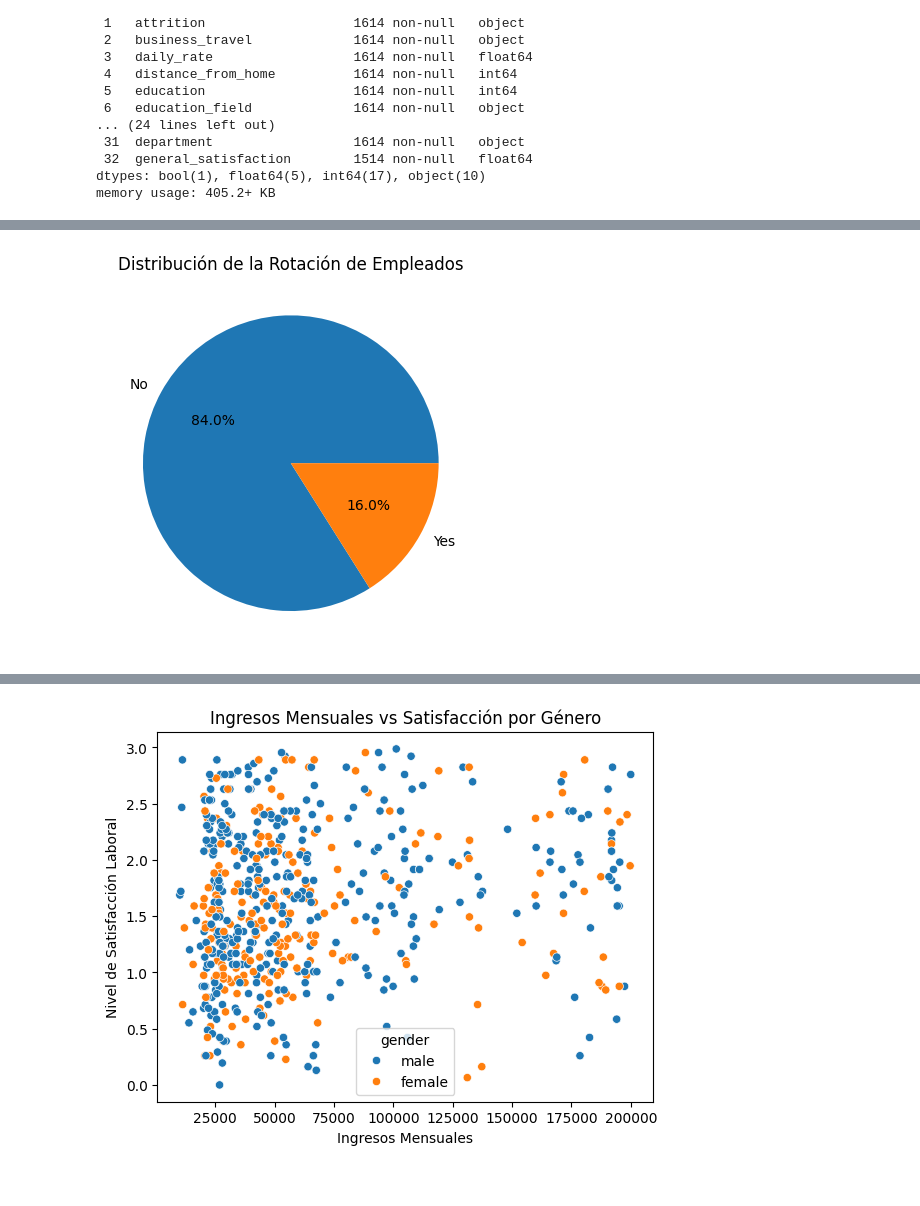
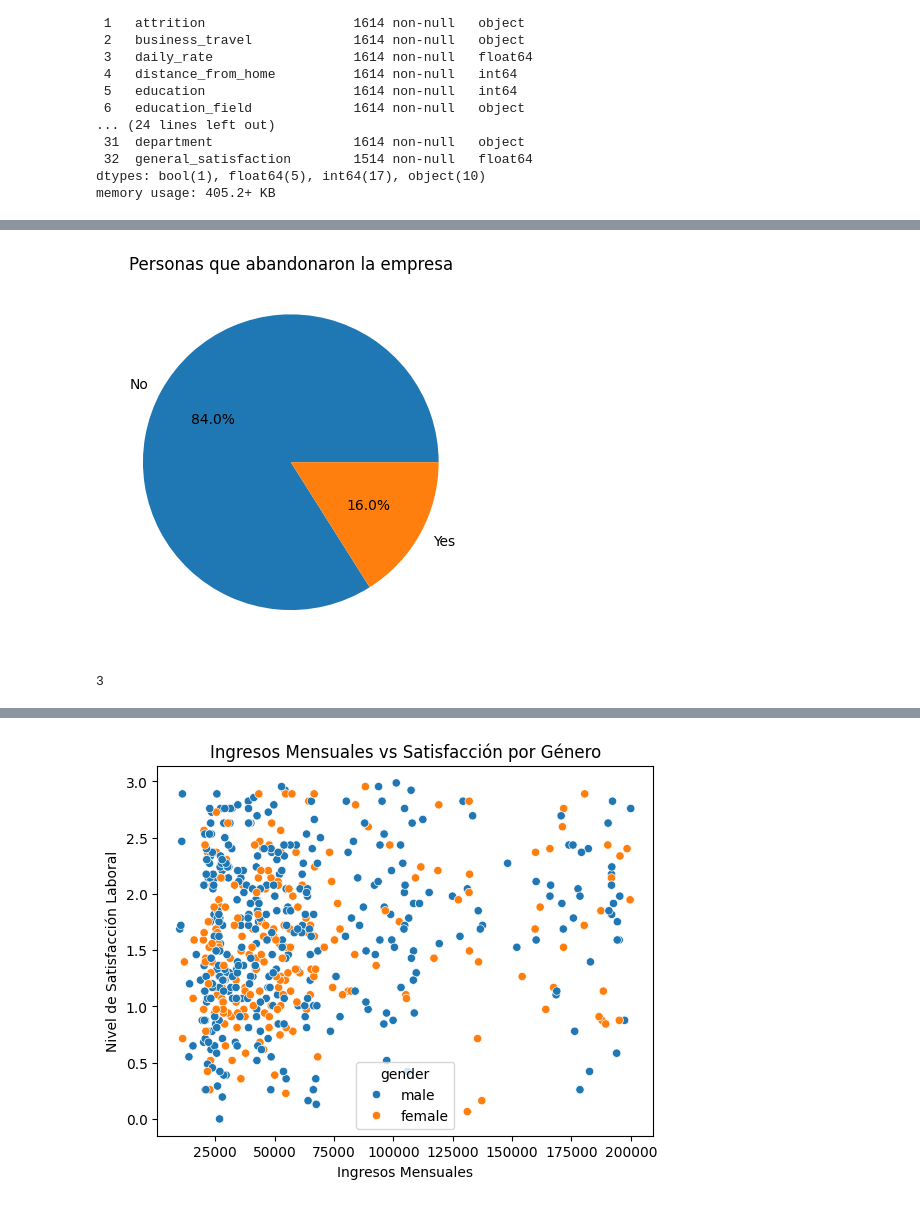
Before and after one commit to nicoleab1/proyecto-da-promo-b-modulo-3-team-2, a Jupyter notebook: visualizaciones abc.ipynb, the cells around one changed output, grey strips where cells are left out. Saved outputs shown, nothing was run; the diff lists cells and outputs as text; code cells hidden in the pictures.

```diff
--- a/visualizaciones abc.ipynb
+++ b/visualizaciones abc.ipynb
@@ -121,13 +149,14 @@ plt.show()
 # %%
 #Gráfico circular para ver la distribución de rotación
 #Podemos ver de manera visual la proporcion de personas empleadas que han dejado la empresa frente a los que permanecen
 #¿podemos ver de forma clara la distribución de rotación ?
 
 df_abc['attrition'].value_counts().plot(kind='pie', autopct='%1.1f%%')
-plt.title('Distribución de la Rotación de Empleados')
+plt.title('Personas que abandonaron la empresa')
 plt.ylabel('')
 plt.show()
 3
 # %% [output]
-[figure, old version]
+[figure, new version]
+3
 # %%
```
Also changed, not shown: parts of 30 cells of this notebook, 2 other files.
